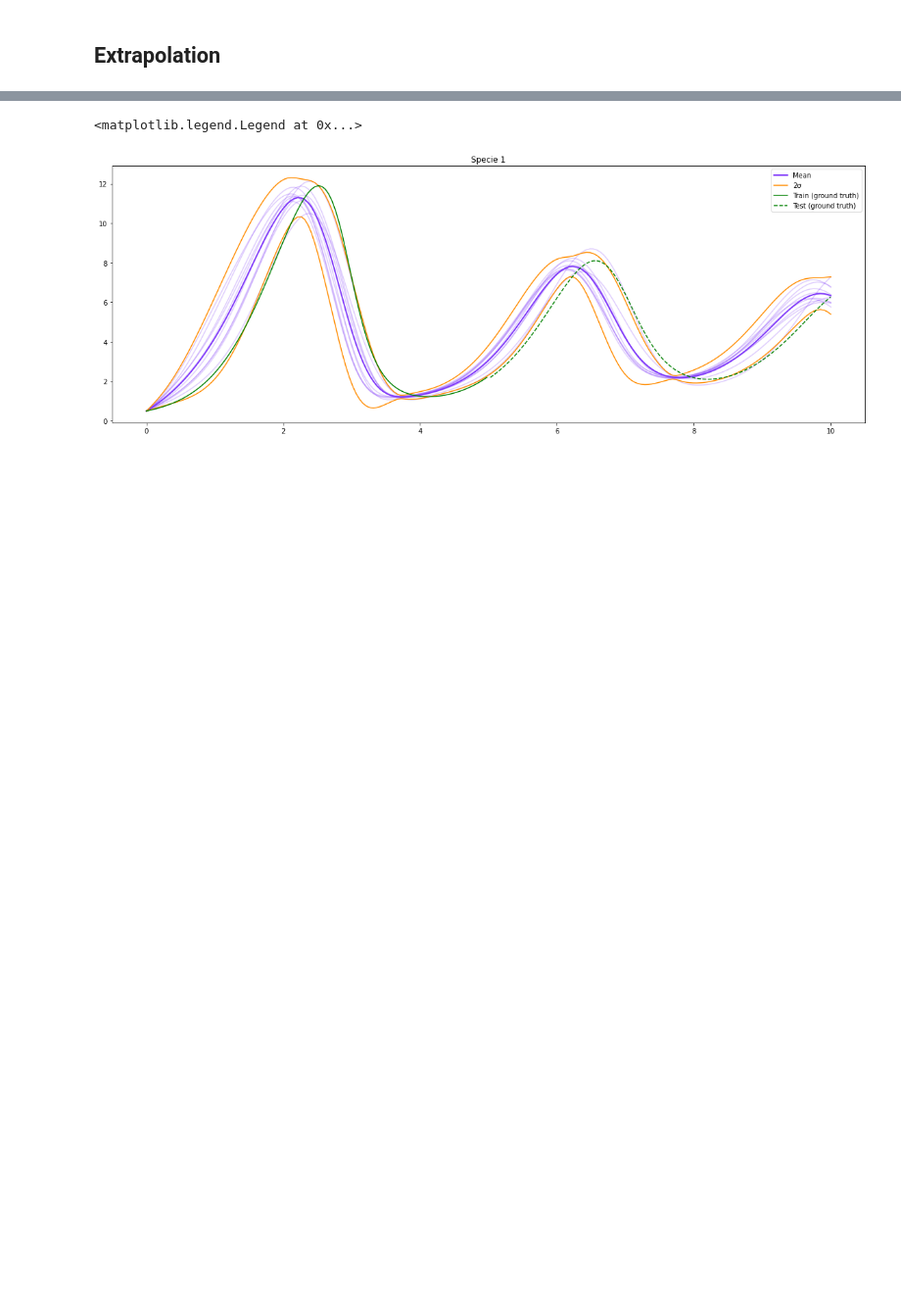
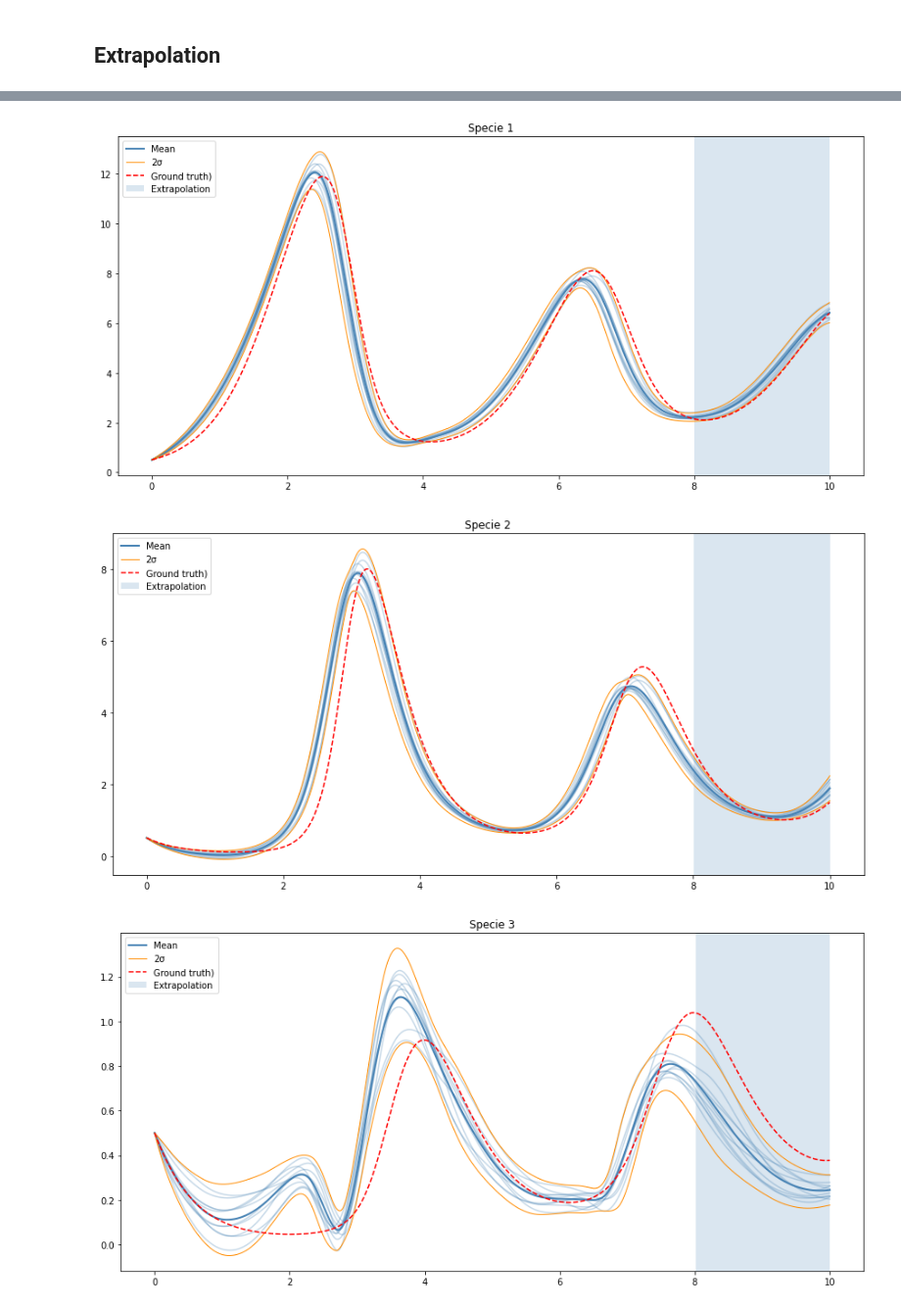
Before and after one commit to farenga/abe-pnode, a Jupyter notebook: 2_Lotka_Volterra_Spiral_Ensemble.ipynb, the cells around one changed output, grey strips where cells are left out. Shown at 98% size. Drawn from its saved outputs; the diff is of its cells as text; code cells hidden in the pictures; blank space fills up the shorter version.

```diff
--- a/2_Lotka_Volterra_Spiral_Ensemble.ipynb
+++ b/2_Lotka_Volterra_Spiral_Ensemble.ipynb
@@ -35,13 +35,13 @@ import torch.nn as nn
 import torch.optim as optim
 # %%
 method = 'dopr15'
-data_size = 200
-batch_time = 100
+data_size = 1000
+batch_time = 200
 batch_size = 50
-niters = 5000
-test_freq = 100
+niters = 2000
+test_freq = 50
 gpu = 0
-viz = True
+viz = False
 adjoint = False
 device = torch.device('cuda:' + str(gpu) if torch.cuda.is_available() else 'cpu')
 # %%
@@ -150,7 +153,7 @@ class ODEFunc(nn.Module):
         super(ODEFunc, self).__init__()
         self.net = nn.Sequential(
             nn.Linear(3, 50),
-            nn.Tanh(),
+            nn.ReLU(),
             nn.Linear(50, 3)
         )
 
@@ -265,14 +284,14 @@ Iter 5000/5000  |  Loss: 0.271454  |  lr: 0.001
 # %% [markdown]
 ## Extrapolation
 # %%
-true_u0 = torch.tensor([[.5, .5, .5]]).to(device)
 t_train = t[:batch_time]
 t_test = t[batch_time:]
 t = t
 
 with torch.no_grad():
-    true_u = odeint(Lambda(), true_u0, t_train, method='dopri5') # [time,state] = [t,u(t)]
-    true_u_test = odeint(Lambda(), true_u[-1], t_test, method='dopri5') # [time,state] = [t,u(t)]
+    true_u_train = odeint(Lambda(), true_u0, t_train, method='dopri5') # [time,state] = [t,u(t)]
+    true_u_test = odeint(Lambda(), true_u_train[-1], t_test, method='dopri5') # [time,state] = [t,u(t)]
+    true_u = odeint(Lambda(), true_u0, t, method='dopri5')
 # %%
 pred = []
 for func in ensemble:
@@ -337,21 +360,23 @@ mean_pred,std_pred = ensemble_pred(ensemble, true_u0, t)
 # %%
+a = .3
+for j in range(3):
+  fig = plt.figure(figsize=(15, 7), facecolor='white',frameon=False)
 
-fig = plt.figure(figsize=(20, 7), facecolor='white',frameon=False)
+  for pred_u in pred:
+    plt.plot(t,pred_u[:, :, j].detach().numpy(),color='steelblue',alpha=a)
 
-for pred_u in pred:
-  plt.plot(t,pred_u[:, :, i].detach().numpy(),color=colors[0],alpha=a)
+  plt.plot(t,mean_pred[:, :, j].detach().numpy(),color='steelblue',linewidth=2,label='Mean')
+  plt.plot(t,mean_pred[:, :, j].detach().numpy()+2*std_pred[:, :, j].detach().numpy(),color='darkorange',label='2σ',linewidth=1)
+  plt.plot(t,mean_pred[:, :, j].detach().numpy()-2*std_pred[:, :, j].detach().numpy(),color='darkorange',linewidth=1)
 
-plt.plot(t,mean_pred[:, :, 0].detach().numpy(),color=colors[0],linewidth=2,label='Mean')
-plt.plot(t,mean_pred[:, :, 0].detach().numpy()+2*std_pred[:, :, 0].detach().numpy(),color='darkorange',label='2σ')
-plt.plot(t,mean_pred[:, :, 0].detach().numpy()-2*std_pred[:, :, 0].detach().numpy(),color='darkorange')
-
-plt.plot(t_train,true_u[:, :, 0],'-g',label='Train (ground truth)')
-plt.plot(t_test,true_u_test[:, :, 0],'--g',label='Test (ground truth)')
-plt.title('Specie 1')
-plt.legend()
+  plt.plot(t,true_u[:, :, j],'--r',label='Ground truth)')
+  plt.axvspan(t[data_size-batch_time], t[-1], facecolor='steelblue', alpha=0.2,label='Extrapolation')
+  plt.title('Specie '+str(j+1))
+  plt.legend()
 # %% [output]
-<matplotlib.legend.Legend at 0x...>
-[figure, old version]
+[figure, new version]
+[figure, added]
+[figure, added]
 # %%
 mu,sigma = ensemble_pred(ensemble, true_u0, t)
 # %%
```
Also changed, not shown: parts of 8 cells of this notebook.
